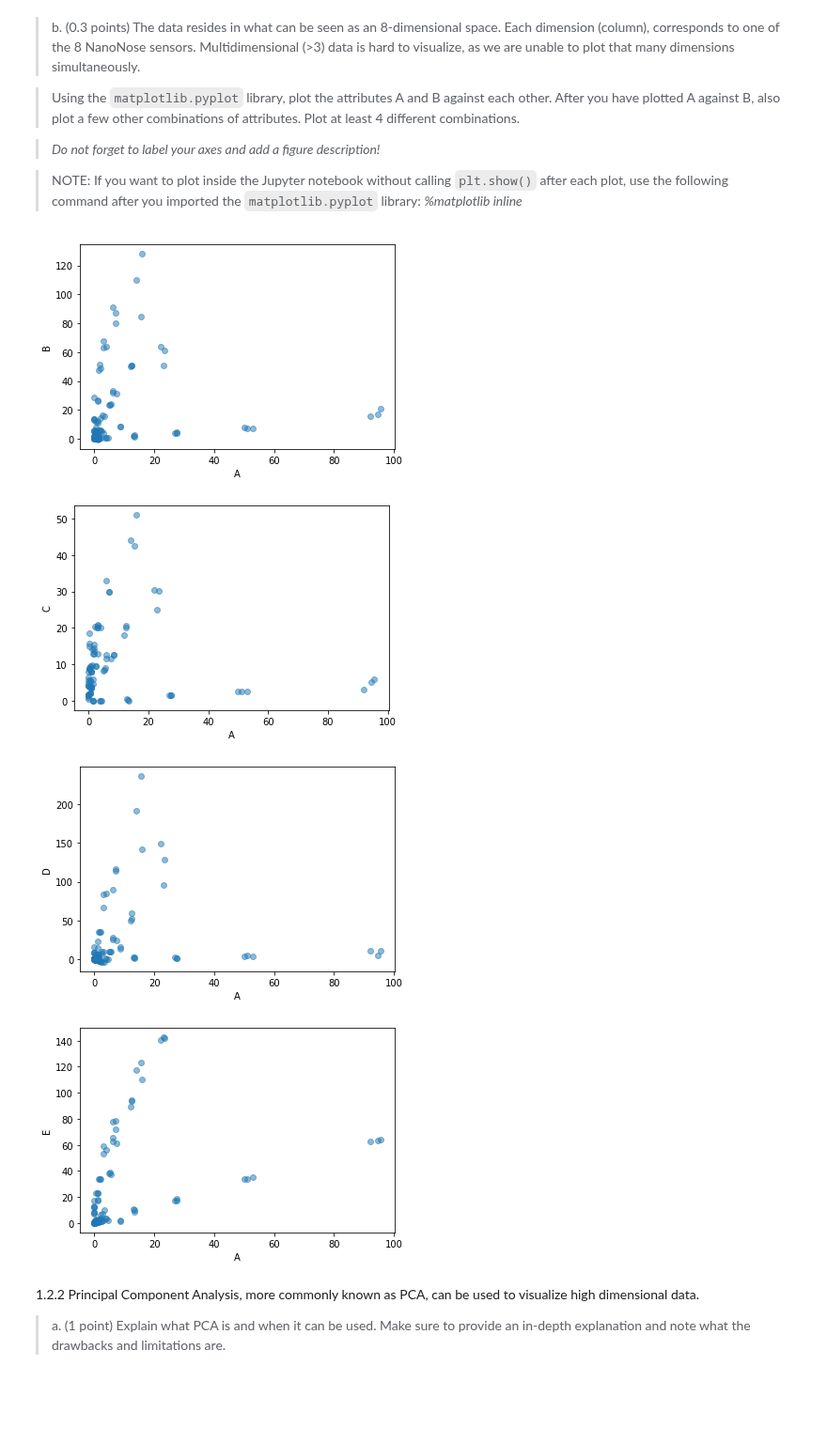
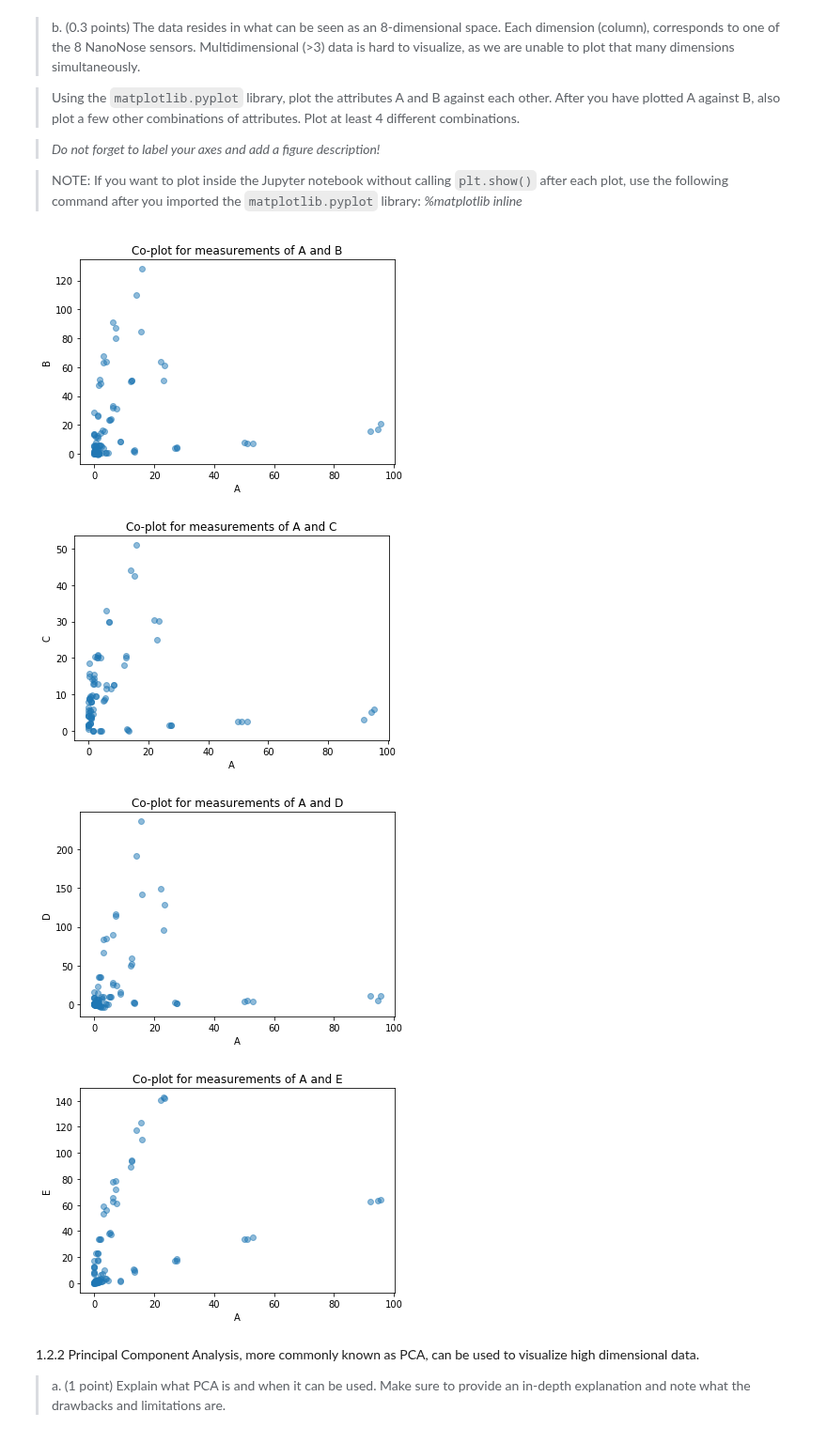
Before and after one commit to gabrielraya/Data-Mining, a Jupyter notebook: Assignment_1.ipynb, the cells around one changed output. Shown at 94% size. Saved outputs shown, nothing was run; the diff lists cells and outputs as text; code cells hidden in the pictures; blank space fills up the shorter version.

Commit message:
add missing descriptions to plots

```diff
--- a/Assignment_1.ipynb
+++ b/Assignment_1.ipynb
@@ -389,21 +398,22 @@ data.head()
 # %%
 import matplotlib.pyplot as plt
 
 def scatter_plot(sensor1, sensor2):
     plt.scatter(getattr(data, sensor1), getattr(data, sensor2), alpha=.5)
     plt.xlabel(sensor1)
     plt.ylabel(sensor2)
+    plt.title(f'Co-plot for measurements of {sensor1} and {sensor2}')
     plt.show()
 
 scatter_plot('A', 'B')
 scatter_plot('A', 'C')
 scatter_plot('A', 'D')
 scatter_plot('A', 'E')
 # %% [output]
-[figure, old version]
+[figure, new version]
-[figure, old version]
+[figure, new version]
-[figure, old version]
+[figure, new version]
-[figure, old version]
+[figure, new version]
 # %% [markdown]
 
 1.2.2 Principal Component Analysis, more commonly known as PCA, can be used to visualize high dimensional data.
```
Also changed, not shown: parts of 4 cells of this notebook.
